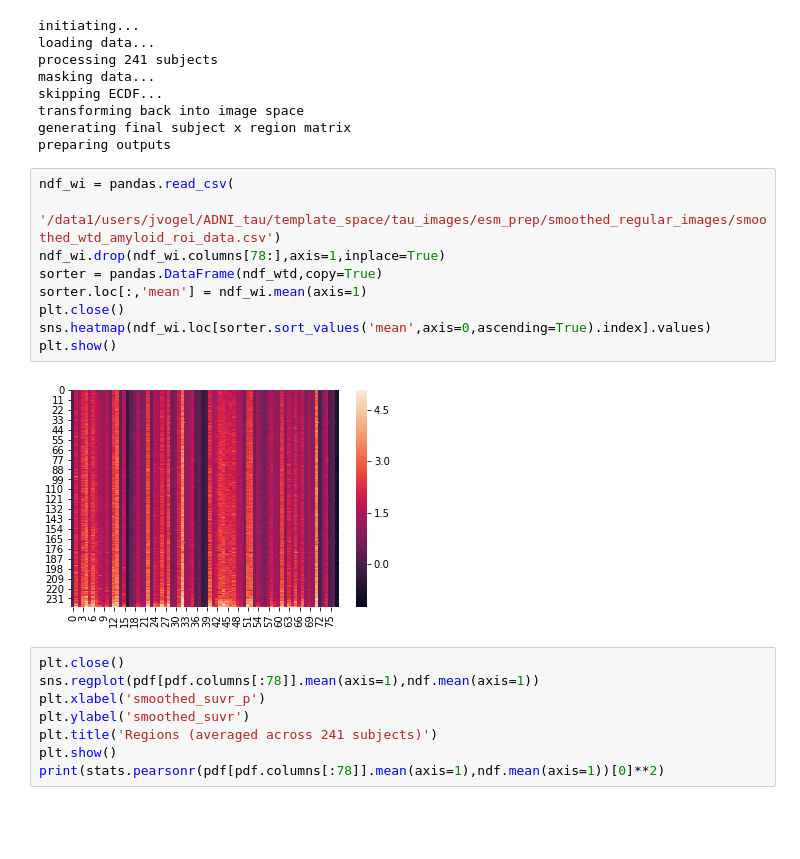
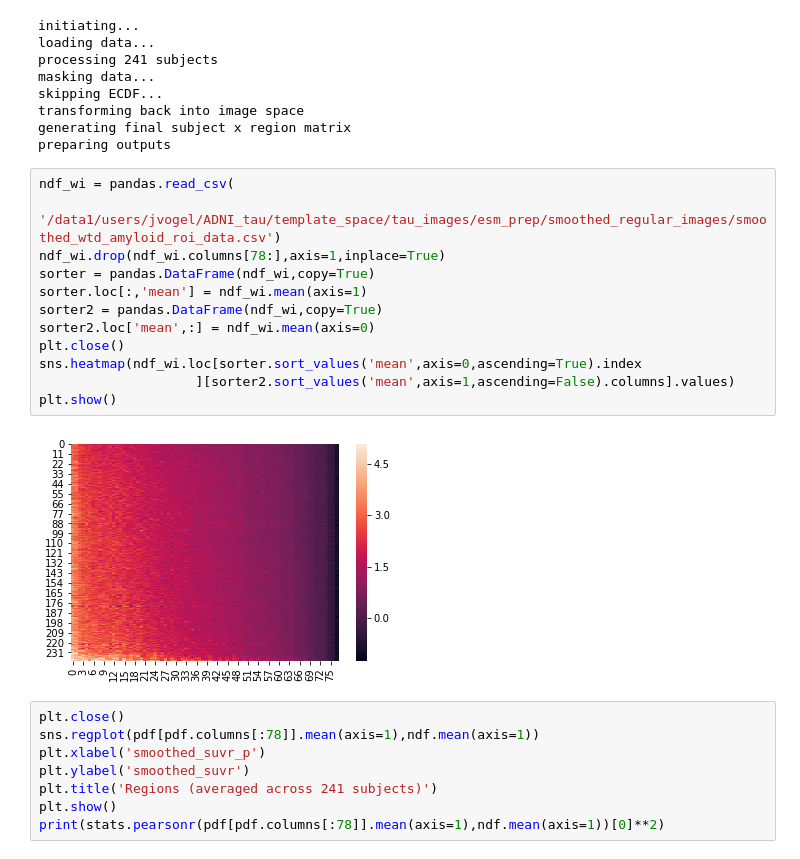
Before and after one commit to illdopejake/hack_projects, a Jupyter notebook: prepare_PET_data_for_ECM_build.ipynb, the cells around one changed output. Cells and saved outputs as stored; diff of their text form; blank space fills up the shorter version.

```diff
--- a/prepare_PET_data_for_ECM_build.ipynb
+++ b/prepare_PET_data_for_ECM_build.ipynb
@@ -570,14 +593,17 @@ preparing outputs
 # %%
 ndf_wi = pandas.read_csv(
     '/data1/users/jvogel/ADNI_tau/template_space/tau_images/esm_prep/smoothed_regular_images/smoothed_wtd_amyloid_roi_data.csv')
 ndf_wi.drop(ndf_wi.columns[78:],axis=1,inplace=True)
-sorter = pandas.DataFrame(ndf_wtd,copy=True)
+sorter = pandas.DataFrame(ndf_wi,copy=True)
 sorter.loc[:,'mean'] = ndf_wi.mean(axis=1)
+sorter2 = pandas.DataFrame(ndf_wi,copy=True)
+sorter2.loc['mean',:] = ndf_wi.mean(axis=0)
 plt.close()
-sns.heatmap(ndf_wi.loc[sorter.sort_values('mean',axis=0,ascending=True).index].values)
+sns.heatmap(ndf_wi.loc[sorter.sort_values('mean',axis=0,ascending=True).index
+                    ][sorter2.sort_values('mean',axis=1,ascending=False).columns].values)
 plt.show()
 # %% [output]
-[figure, old version]
+[figure, new version]
 # %%
 plt.close()
 sns.regplot(pdf[pdf.columns[:78]].mean(axis=1),ndf.mean(axis=1))
```
Also changed, not shown: parts of 65 cells of this notebook, 3 other files.
